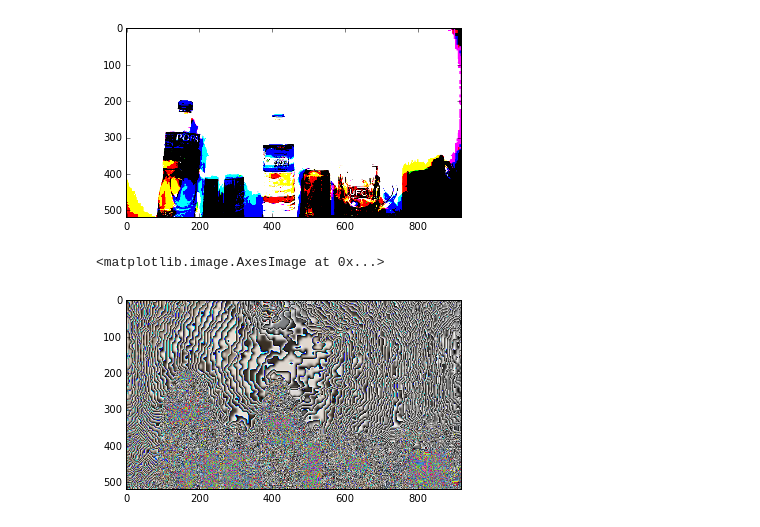
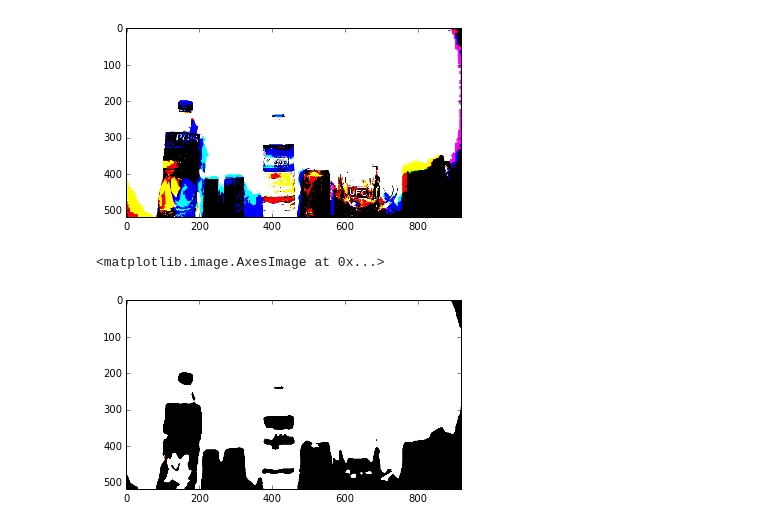
Before and after one commit to Danigy/object_counting, a Jupyter notebook: count_objs.ipynb, the cells around one changed output. Saved outputs shown, nothing was run; the diff lists cells and outputs as text; code cells hidden in the pictures.

```diff
--- a/count_objs.ipynb
+++ b/count_objs.ipynb
@@ -29,10 +29,10 @@ pylab.imshow(drinks> ts)
 # %%
 drinks_filtered = mh.gaussian_filter(drinks,3)
 # %%
-pylab.imshow(drinks_filtered )
+pylab.imshow(drinks_filtered > ts )
 # %% [output]
 <matplotlib.image.AxesImage at 0x...>
-[figure, old version]
+[figure, new version]
 # %%
 labeled,nr_objects = mh.label(drinks_filtered > ts)
 # %%
```
Also changed, not shown: parts of 1 cell of this notebook.
